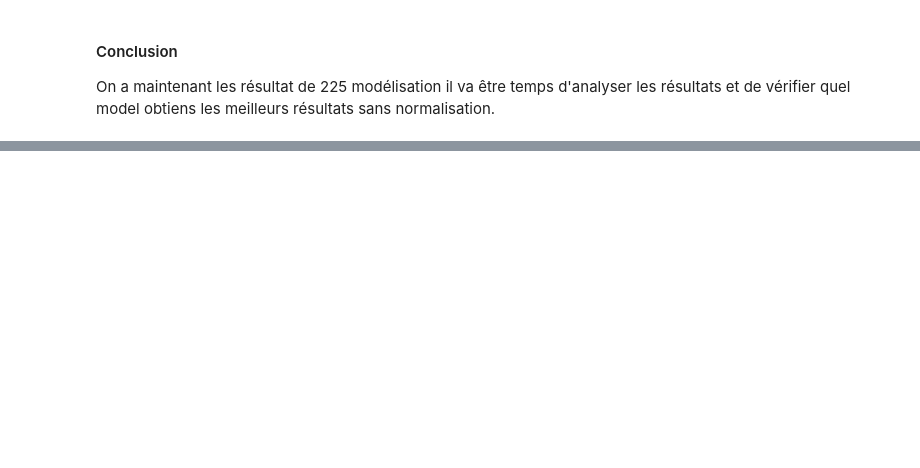
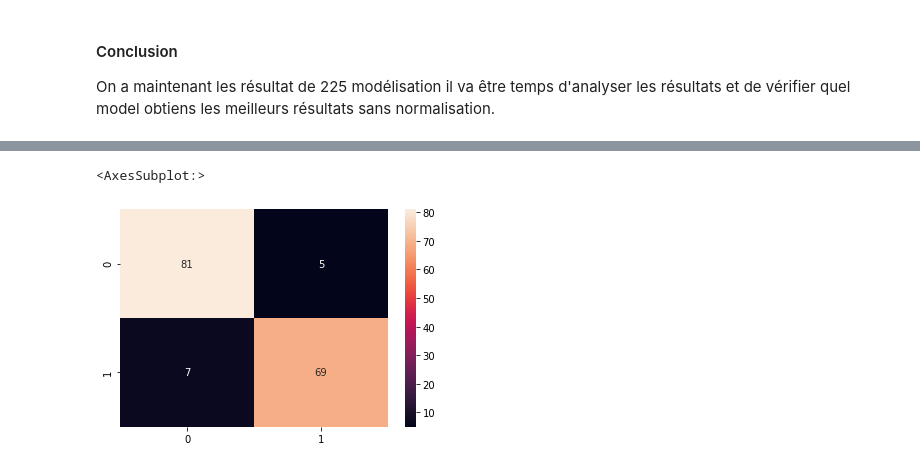
Before and after one commit to Gfeuillas/finance_project, a Jupyter notebook: Projet_Finance_Guillaume.ipynb, the cells around one changed output, grey strips where cells are left out. Cells and saved outputs as stored; diff of their text form; code cells hidden in the pictures; blank space fills up the shorter version.

```diff
--- a/Projet_Finance_Guillaume.ipynb
+++ b/Projet_Finance_Guillaume.ipynb
@@ -2885,0 +2922,7 @@ test_models.loc[test_models['Number_of_Features'].str.contains("Kbest")].sort_va
+# %%
+#Notre meilleurs modèle norm_encoded_over
+X_train, X_test, y_train, y_test = (
+    train_test_split(norm_encoded_over[feature_rf_encoded_no_doble],norm_encoded_over[["Loan_Status"]], train_size=0.8))
+# %%
+rfc = RandomForestClassifier().fit(X_train, y_train)
+result_rfc = rfc.predict(X_test)
@@ -2885,0 +2940,5 @@ test_models.loc[test_models['Number_of_Features'].str.contains("Kbest")].sort_va
+# %%
+sns.heatmap(confusion_matrix(y_test,result_rfc),annot=True)
+# %% [output]
+<AxesSubplot:>
+[figure, added]
```
Also changed, not shown: parts of 80 cells of this notebook, 1 other file.
